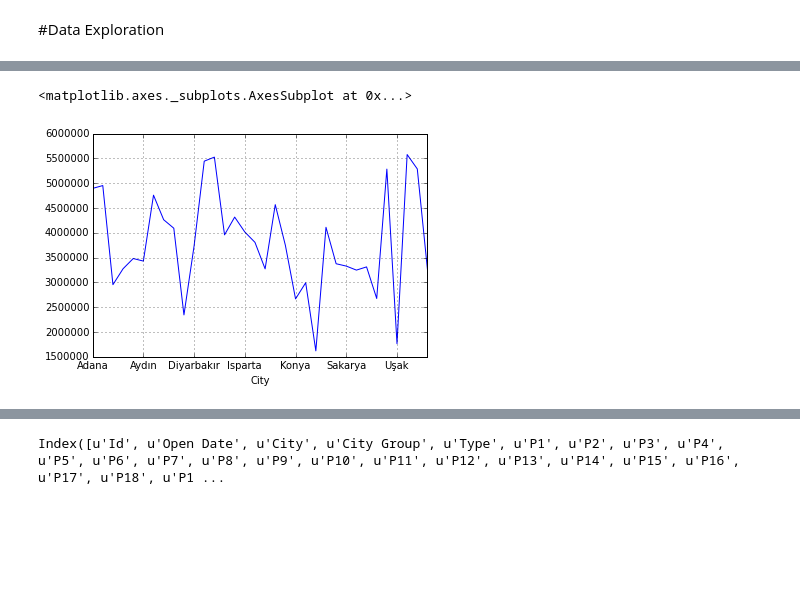
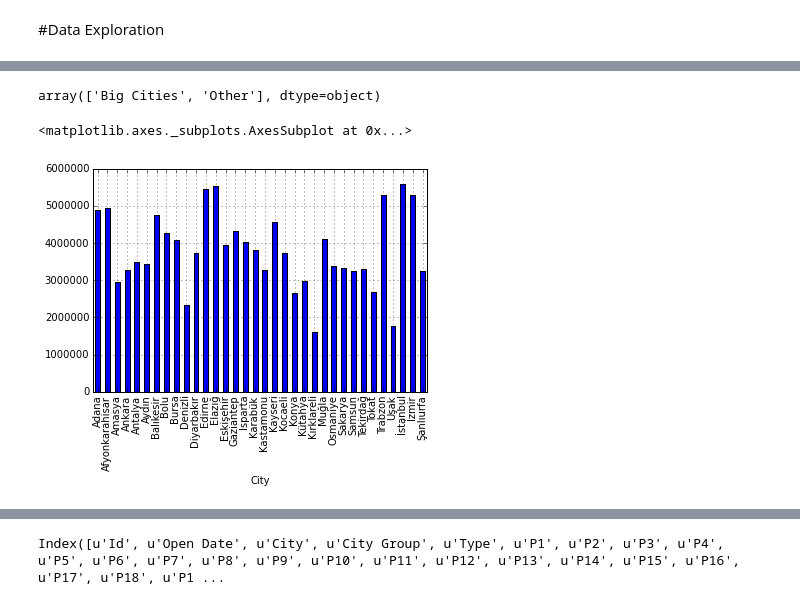
Before and after one commit to Cat-n-Dog/follow-m, a Jupyter notebook: Restaurant.ipynb, the cells around one changed output, grey strips where cells are left out. Cells and saved outputs as stored; diff of their text form; code cells hidden in the pictures; blank space fills up the shorter version.

```diff
--- a/Restaurant.ipynb
+++ b/Restaurant.ipynb
@@ -32,6 +32,6 @@ Finding a mathematical model to increase the effectiveness of investments in new
 # %% [markdown]
 #Data Exploration
 # %%
-train_df = pd.read_csv('train.csv')
+train_df = pd.read_csv('train.csv', parse_dates=[1])
 print train_df.head(n=5)
 # %% [output]
@@ -50,3 +50,7 @@ print train_df.head(n=5)
 4  3.0    5    1    3    2    3    4    3    3  4316715
 
 [5 rows x 43 columns]
+# %%
+train_df.City = train_df.City.astype('category')
+train_df.Type = train_df.Type.astype('category')
+train_df['City Group'] = train_df['City Group'].astype('category')
@@ -52,0 +77,5 @@ print train_df.head(n=5)
+# %%
+#d = train_df['Open Date']
+#d.map( lambda x : x.year )
+train_df['Open_Year'] = train_df['Open Date'].map( lambda x : x.year)
+print train_df.head()
@@ -53,9 +98,13 @@ print train_df.head(n=5)
+# %%
+train_df['City Group'].unique()
+# %% [output]
+array(['Big Cities', 'Other'], dtype=object)
 # %%
 train_df_grouped_by_city = train_df.groupby(by='City')
 # %%
 city_avg = train_df_grouped_by_city.revenue.aggregate(np.average)
 # %%
-city_avg.plot()
+city_avg.plot(kind='bar')
 # %% [output]
 <matplotlib.axes._subplots.AxesSubplot at 0x...>
-[figure, old version]
+[figure, new version]
```
Also changed, not shown: parts of 9 cells of this notebook.
